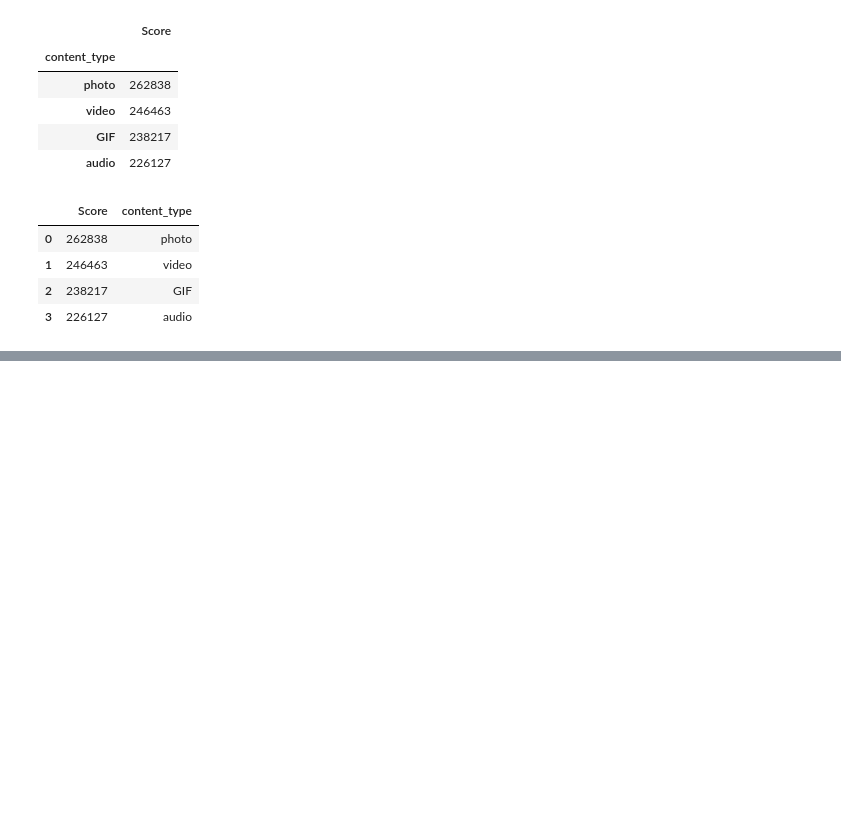
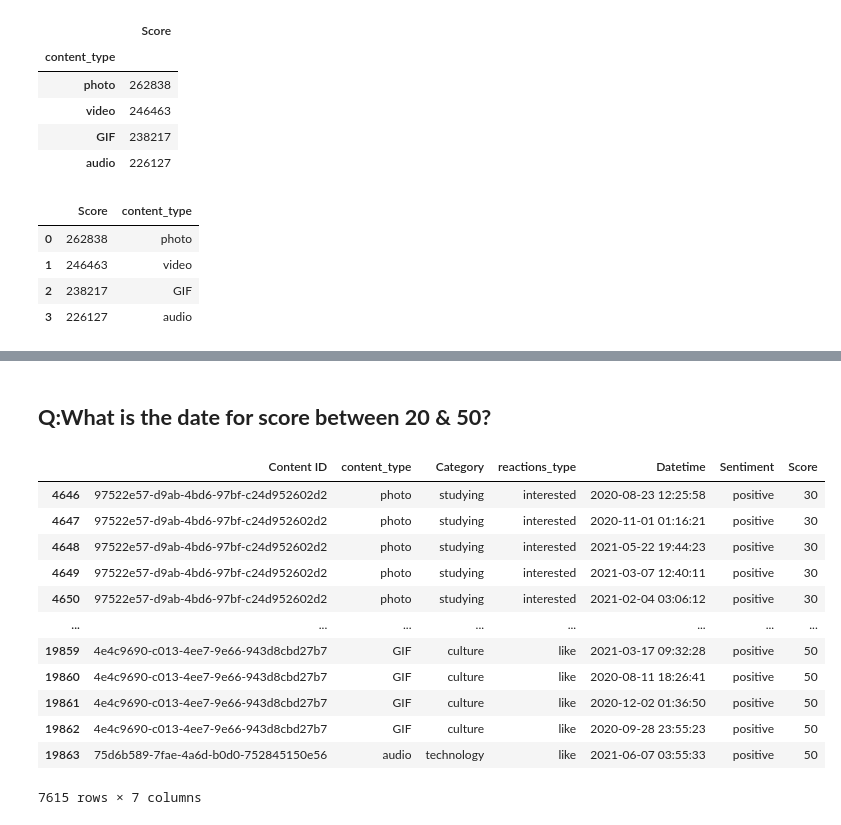
Before and after one commit to AhmAnwar/accenture_virtual_experience_VE_by_Forage, a Jupyter notebook: accenture_task.ipynb, the cells around one changed output, grey strips where cells are left out. Drawn from its saved outputs; the diff is of its cells as text; code cells hidden in the pictures; blank space fills up the shorter version.

```diff
--- a/accenture_task.ipynb
+++ b/accenture_task.ipynb
@@ -395,0 +436,19 @@ plt.show()
+# %% [markdown]
+## **Q:What is the date for score between 20 & 50?**
+# %%
+score_20_50 = df[(df['Score'] >= 20) & (df['Score'] <= 50)]
+score_20_50
+# %% [output]
+|  | Content ID | content_type | Category | reactions_type | Datetime | Sentiment | Score |
+| 4646 | 97522e57-d9ab-4bd6-97bf-c24d952602d2 | photo | studying | interested | 2020-08-23 12:25:58 | positive | 30 |
+| 4647 | 97522e57-d9ab-4bd6-97bf-c24d952602d2 | photo | studying | interested | 2020-11-01 01:16:21 | positive | 30 |
+| 4648 | 97522e57-d9ab-4bd6-97bf-c24d952602d2 | photo | studying | interested | 2021-05-22 19:44:23 | positive | 30 |
+| 4649 | 97522e57-d9ab-4bd6-97bf-c24d952602d2 | photo | studying | interested | 2021-03-07 12:40:11 | positive | 30 |
+| 4650 | 97522e57-d9ab-4bd6-97bf-c24d952602d2 | photo | studying | interested | 2021-02-04 03:06:12 | positive | 30 |
+| ... | ... | ... | ... | ... | ... | ... | ... |
+| 19859 | 4e4c9690-c013-4ee7-9e66-943d8cbd27b7 | GIF | culture | like | 2021-03-17 09:32:28 | positive | 50 |
+| 19860 | 4e4c9690-c013-4ee7-9e66-943d8cbd27b7 | GIF | culture | like | 2020-08-11 18:26:41 | positive | 50 |
+| 19861 | 4e4c9690-c013-4ee7-9e66-943d8cbd27b7 | GIF | culture | like | 2020-12-02 01:36:50 | positive | 50 |
+| 19862 | 4e4c9690-c013-4ee7-9e66-943d8cbd27b7 | GIF | culture | like | 2020-09-28 23:55:23 | positive | 50 |
+| 19863 | 75d6b589-7fae-4a6d-b0d0-752845150e56 | audio | technology | like | 2021-06-07 03:55:33 | positive | 50 |
+7615 rows × 7 columns
```
Also changed, not shown: parts of 18 cells of this notebook.
